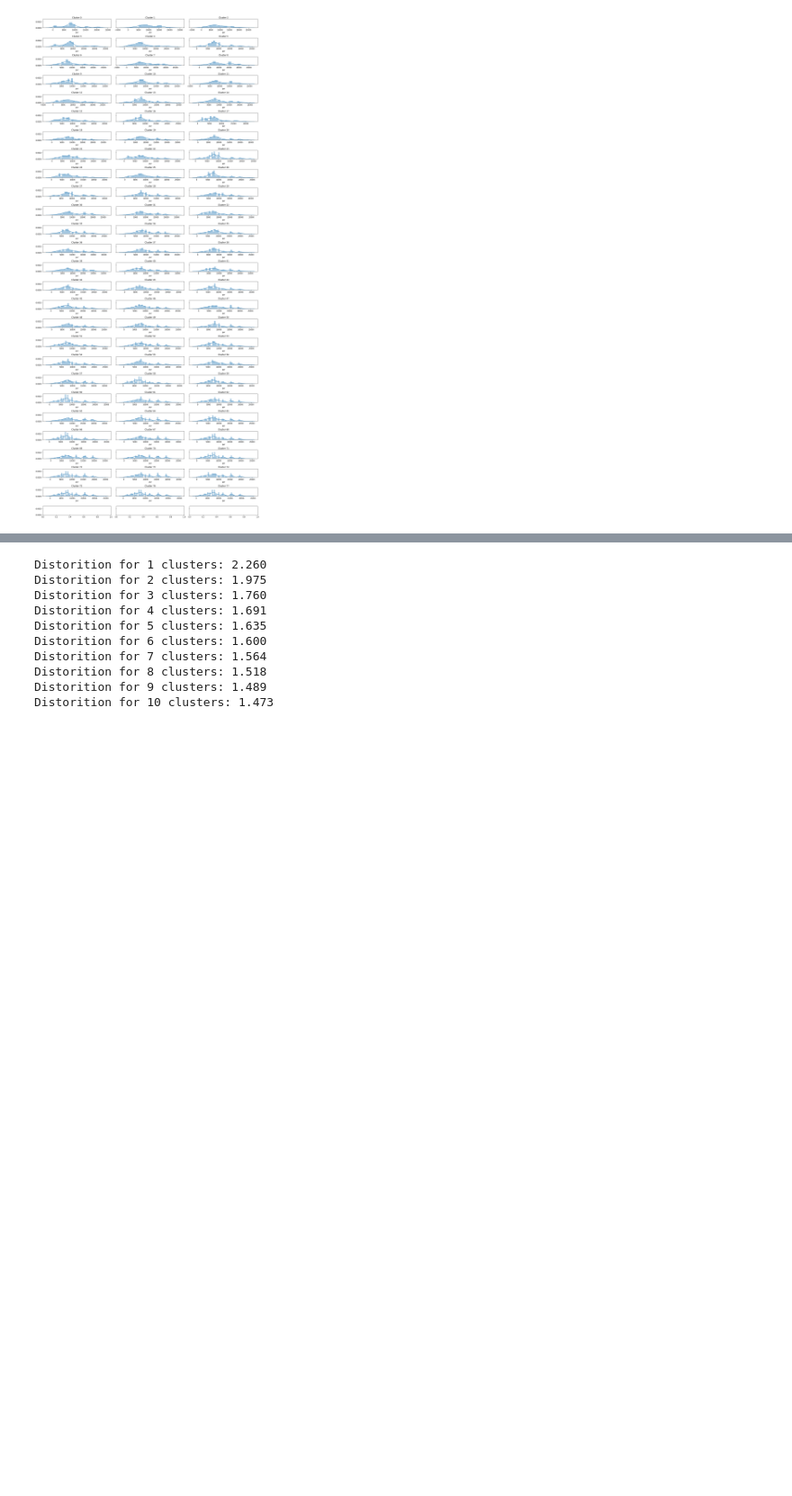
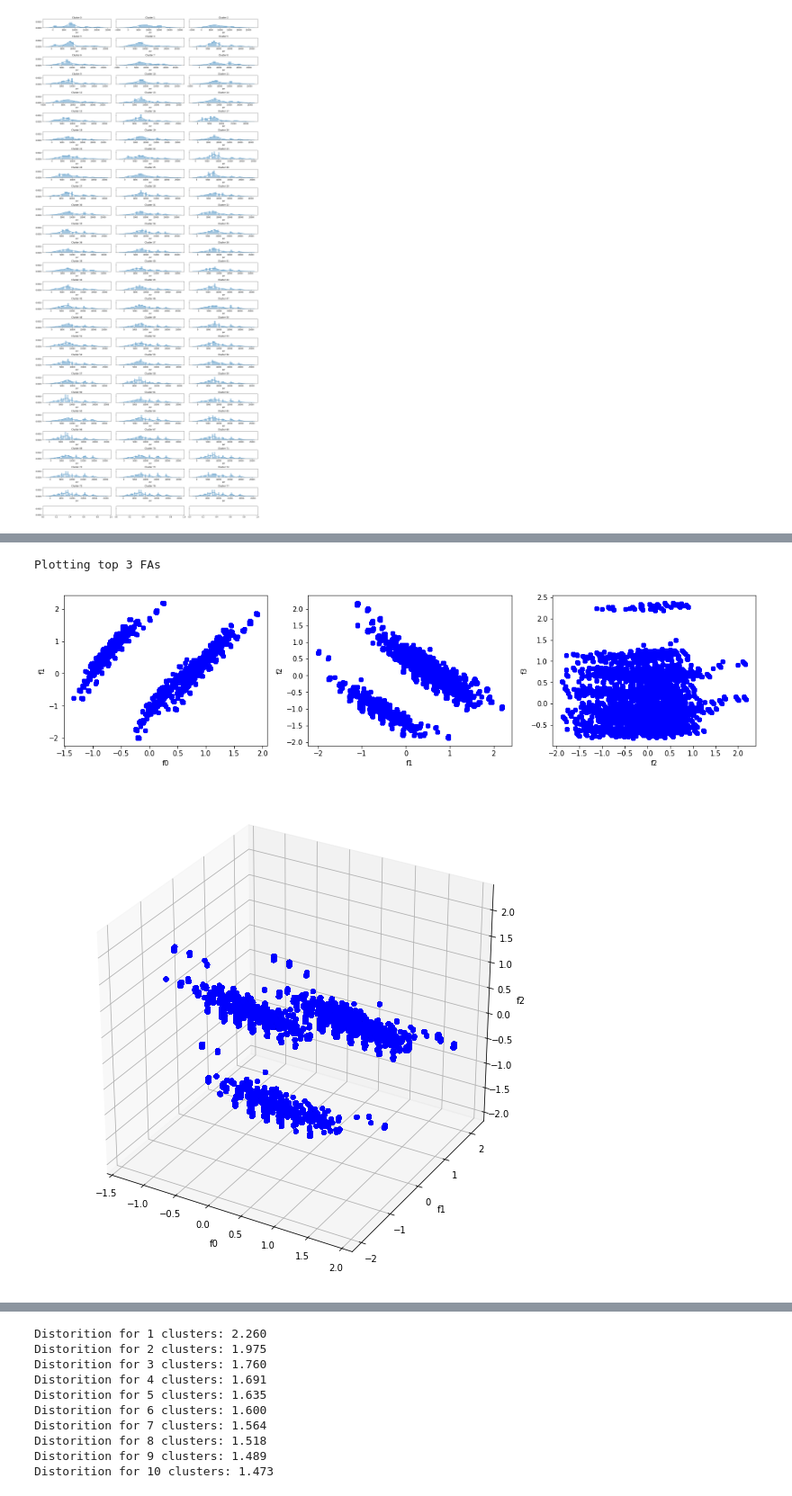
Before and after one commit to cpuguy96/f18-datascience-final, a Jupyter notebook: black_friday_modeling.ipynb, the cells around one changed output, grey strips where cells are left out. Shown at 90% size. Drawn from its saved outputs; the diff is of its cells as text; code cells hidden in the pictures; blank space fills up the shorter version.

```diff
--- a/black_friday_modeling.ipynb
+++ b/black_friday_modeling.ipynb
@@ -273,6 +266,29 @@ def create_fa_modeldf(X, model_cols, per_variance_captured = .95):
     X_fa = X_fa.join(all_X.drop(model_cols, axis = 1))
 
     return X_fa, fa_cols
+
+def plot_top3fa(X_fa, color = 'blue'):
+    start = 0
+    n_cols = 3
+    n_rows = 1
+    fig, axs = plt.subplots(n_rows, n_cols, figsize = (18,4 * n_rows))
+    for i, num in enumerate(range(start, start + 3)):
+        axes = axs[i]
+        first = 'f%d' % num
+        second = 'f%d' % (num+1)
+        axes.scatter(X_fa[first], X_fa[second], color = color)
+        axes.set_xlabel(first)
+        axes.set_ylabel(second)
+    plt.show()
+
+    fig = plt.figure(figsize = (10,10))
+    ax = fig.add_subplot(111, projection='3d')
+    ax.scatter(X_fa['f0'], X_fa['f1'],  X_fa['f2'], color = color)
+
+    ax.set_xlabel("f0")
+    ax.set_ylabel("f1")
+    ax.set_zlabel("f2")
+    plt.show()
 # %%
 X_fa, fa_cols = create_fa_modeldf(X, demo_cols, per_variance_captured = .95)
 X_fa.head()
@@ -321 +305,9 @@ plot_3pca(X_pca, start = 3)
+# %%
+print("Plotting top 3 FAs")
+
+plot_top3fa(X_fa)
+# %% [output]
+Plotting top 3 FAs
+[figure, added]
+[figure, added]
 # %% [markdown]
```
Also changed, not shown: parts of 74 cells of this notebook, 22 other files.
